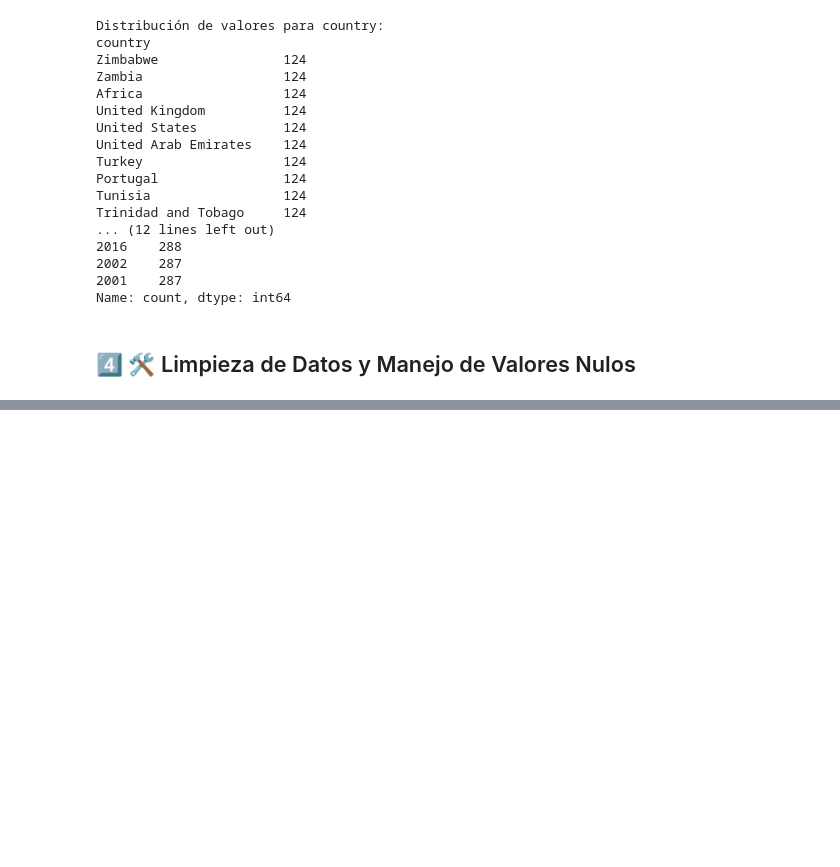
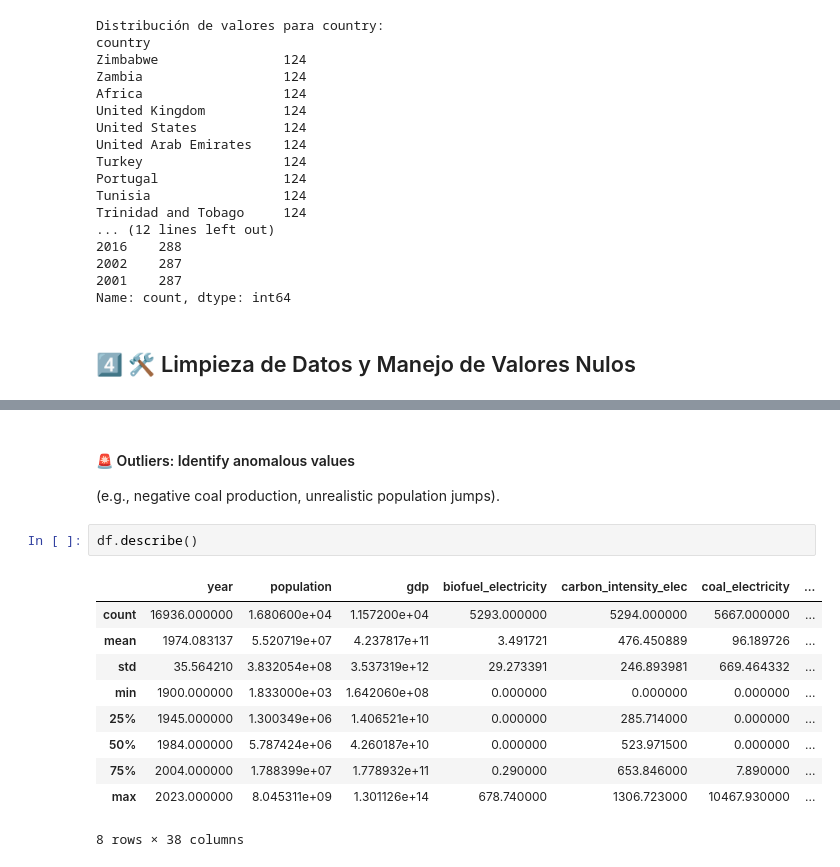
Before and after one commit to No-Country-simulation/c24-16-ft-data, a Jupyter notebook: notebooks/01_eda.ipynb, the cells around one changed output, grey strips where cells are left out. Drawn from its saved outputs; the diff is of its cells as text; blank space fills up the shorter version.

```diff
--- a/notebooks/01_eda.ipynb
+++ b/notebooks/01_eda.ipynb
@@ -195,0 +299,16 @@ Name: count, Length: 221, dtype: int64
+# %% [markdown]
+#### 🚨 Outliers: Identify anomalous values
+(e.g., negative coal production, unrealistic population jumps).
+# %%
+df.describe()
+# %% [output]
+|  | year | population | gdp | biofuel_electricity | carbon_intensity_elec | coal_electricity | ... |
+| count | 16936.000000 | 1.680600e+04 | 1.157200e+04 | 5293.000000 | 5294.000000 | 5667.000000 | ... |
+| mean | 1974.083137 | 5.520719e+07 | 4.237817e+11 | 3.491721 | 476.450889 | 96.189726 | ... |
+| std | 35.564210 | 3.832054e+08 | 3.537319e+12 | 29.273391 | 246.893981 | 669.464332 | ... |
+| min | 1900.000000 | 1.833000e+03 | 1.642060e+08 | 0.000000 | 0.000000 | 0.000000 | ... |
+| 25% | 1945.000000 | 1.300349e+06 | 1.406521e+10 | 0.000000 | 285.714000 | 0.000000 | ... |
+| 50% | 1984.000000 | 5.787424e+06 | 4.260187e+10 | 0.000000 | 523.971500 | 0.000000 | ... |
+| 75% | 2004.000000 | 1.788399e+07 | 1.778932e+11 | 0.290000 | 653.846000 | 7.890000 | ... |
+| max | 2023.000000 | 8.045311e+09 | 1.301126e+14 | 678.740000 | 1306.723000 | 10467.930000 | ... |
+8 rows × 38 columns
```
Also changed, not shown: parts of 32 cells of this notebook.
